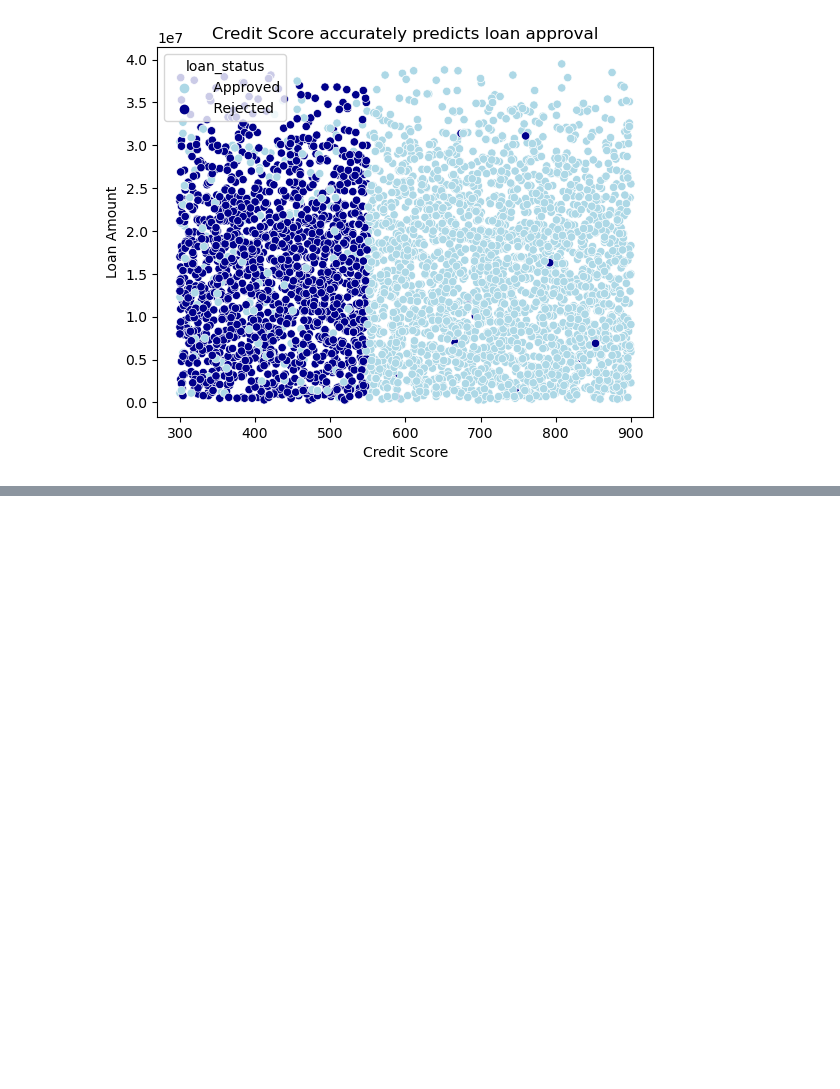
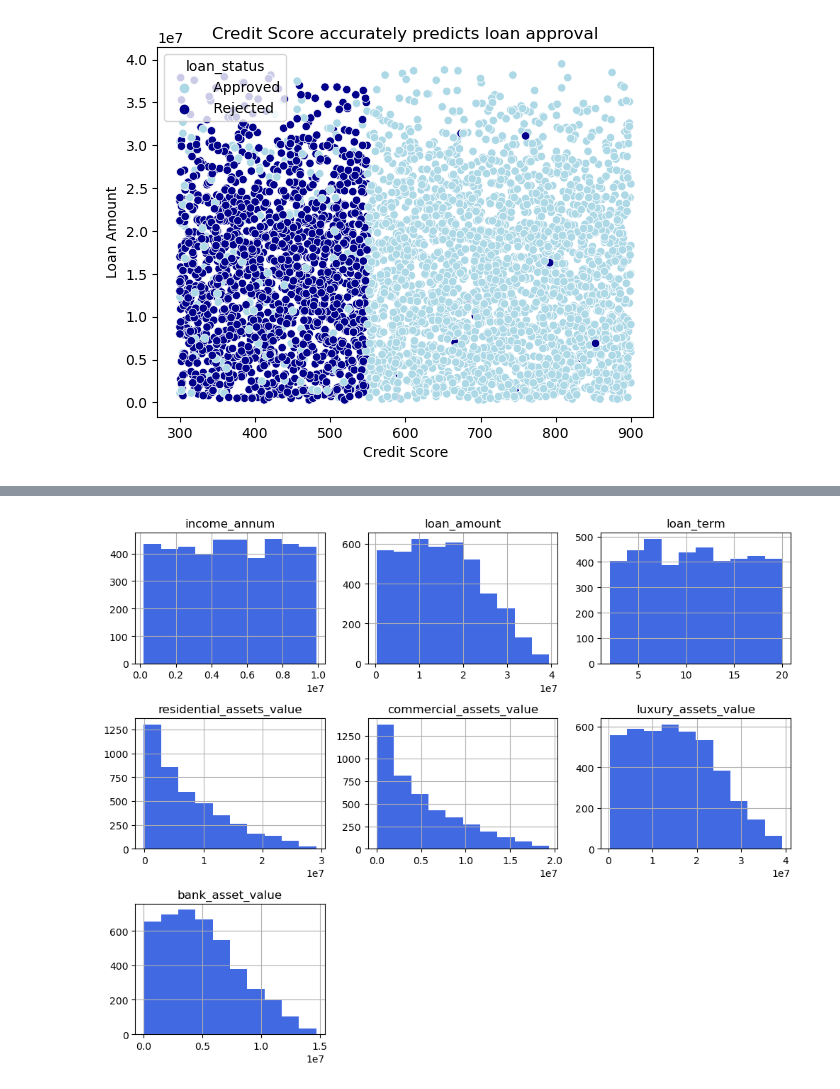
Before and after one commit to Rampenator/dsb, a Jupyter notebook: Group1 code.ipynb, the cells around one changed output, grey strips where cells are left out. Drawn from its saved outputs; the diff is of its cells as text; code cells hidden in the pictures; blank space fills up the shorter version.

```diff
--- a/Group1 code.ipynb
+++ b/Group1 code.ipynb
@@ -77,0 +123,6 @@ plt.show()
+# %%
+kuvaajat = ["income_annum","loan_amount","loan_term","residential_assets_value","commercial_assets_value","luxury_assets_value","bank_asset_value"]
+loans[kuvaajat].hist(figsize=(10,8), color="royalblue")
+plt.tight_layout()
+# %% [output]
+[figure, added]
```
Also changed, not shown: parts of 5 cells of this notebook.
